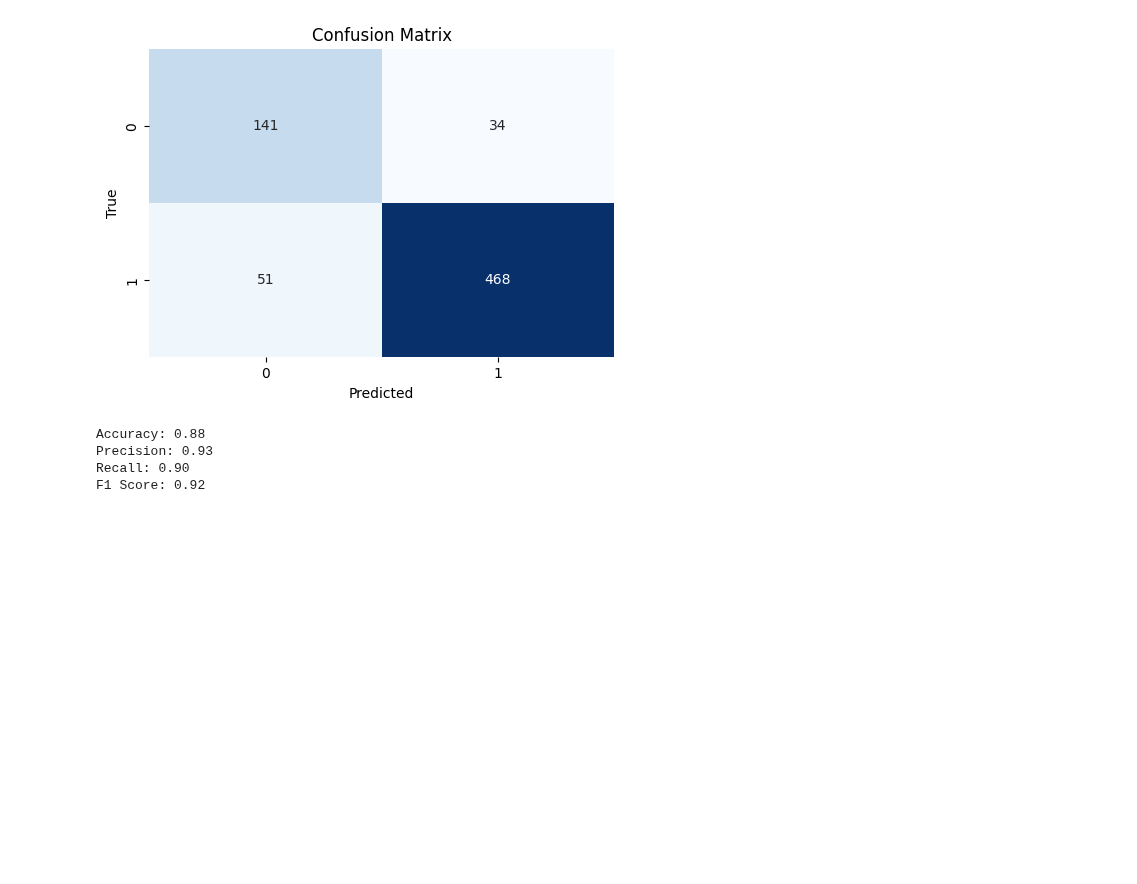
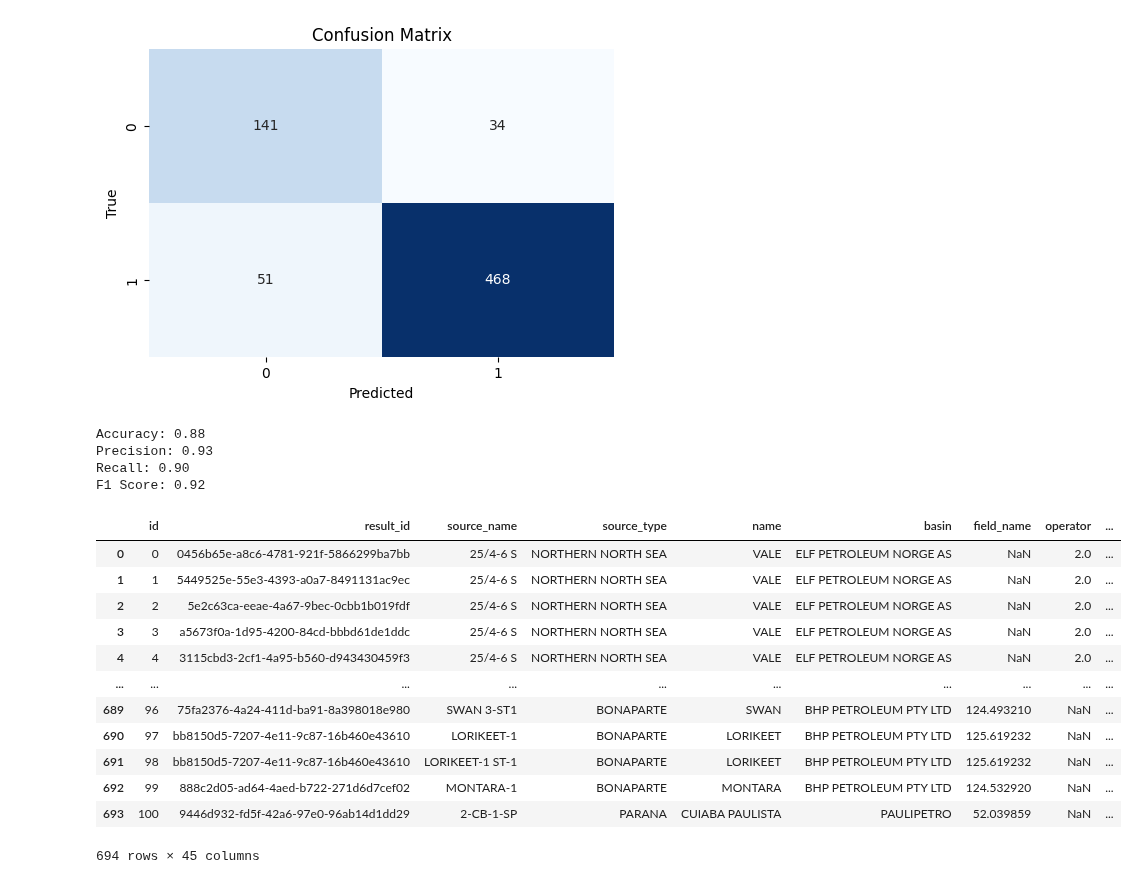
Before and after one commit to zahidhamidi/ML-Project, a Jupyter notebook: NegEx_.ipynb, the cells around one changed output. Cells and saved outputs as stored; diff of their text form; code cells hidden in the pictures; blank space fills up the shorter version.

```diff
--- a/NegEx_.ipynb
+++ b/NegEx_.ipynb
@@ -360,3 +384,19 @@ F1 Score: 0.92
 # %%
 # Save the updated dataframe to a new CSV file
 df.to_csv("your_updated_dataset.csv", index=False)
+# %%
+df
+# %% [output]
+|  | id | result_id | source_name | source_type | name | basin | field_name | operator | ... |
+| 0 | 0 | 0456b65e-a8c6-4781-921f-5866299ba7bb | 25/4-6 S | NORTHERN NORTH SEA | VALE | ELF PETROLEUM NORGE AS | NaN | 2.0 | ... |
+| 1 | 1 | 5449525e-55e3-4393-a0a7-8491131ac9ec | 25/4-6 S | NORTHERN NORTH SEA | VALE | ELF PETROLEUM NORGE AS | NaN | 2.0 | ... |
+| 2 | 2 | 5e2c63ca-eeae-4a67-9bec-0cbb1b019fdf | 25/4-6 S | NORTHERN NORTH SEA | VALE | ELF PETROLEUM NORGE AS | NaN | 2.0 | ... |
+| 3 | 3 | a5673f0a-1d95-4200-84cd-bbbd61de1ddc | 25/4-6 S | NORTHERN NORTH SEA | VALE | ELF PETROLEUM NORGE AS | NaN | 2.0 | ... |
+| 4 | 4 | 3115cbd3-2cf1-4a95-b560-d943430459f3 | 25/4-6 S | NORTHERN NORTH SEA | VALE | ELF PETROLEUM NORGE AS | NaN | 2.0 | ... |
+| ... | ... | ... | ... | ... | ... | ... | ... | ... | ... |
+| 689 | 96 | 75fa2376-4a24-411d-ba91-8a398018e980 | SWAN 3-ST1 | BONAPARTE | SWAN | BHP PETROLEUM PTY LTD | 124.493210 | NaN | ... |
+| 690 | 97 | bb8150d5-7207-4e11-9c87-16b460e43610 | LORIKEET-1 | BONAPARTE | LORIKEET | BHP PETROLEUM PTY LTD | 125.619232 | NaN | ... |
+| 691 | 98 | bb8150d5-7207-4e11-9c87-16b460e43610 | LORIKEET-1 ST-1 | BONAPARTE | LORIKEET | BHP PETROLEUM PTY LTD | 125.619232 | NaN | ... |
+| 692 | 99 | 888c2d05-ad64-4aed-b722-271d6d7cef02 | MONTARA-1 | BONAPARTE | MONTARA | BHP PETROLEUM PTY LTD | 124.532920 | NaN | ... |
+| 693 | 100 | 9446d932-fd5f-42a6-97e0-96ab14d1dd29 | 2-CB-1-SP | PARANA | CUIABA PAULISTA | PAULIPETRO | 52.039859 | NaN | ... |
+694 rows × 45 columns
```
Also changed, not shown: parts of 6 cells of this notebook.
